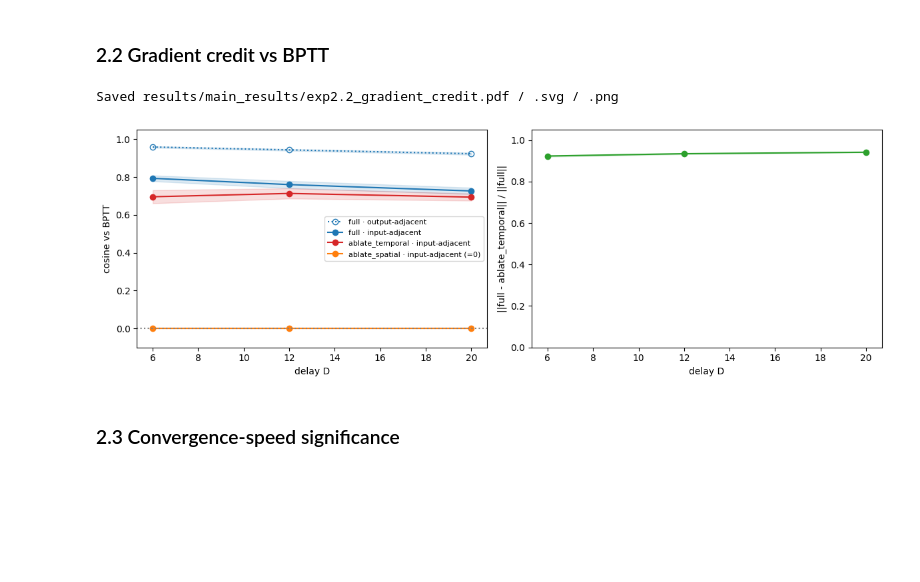
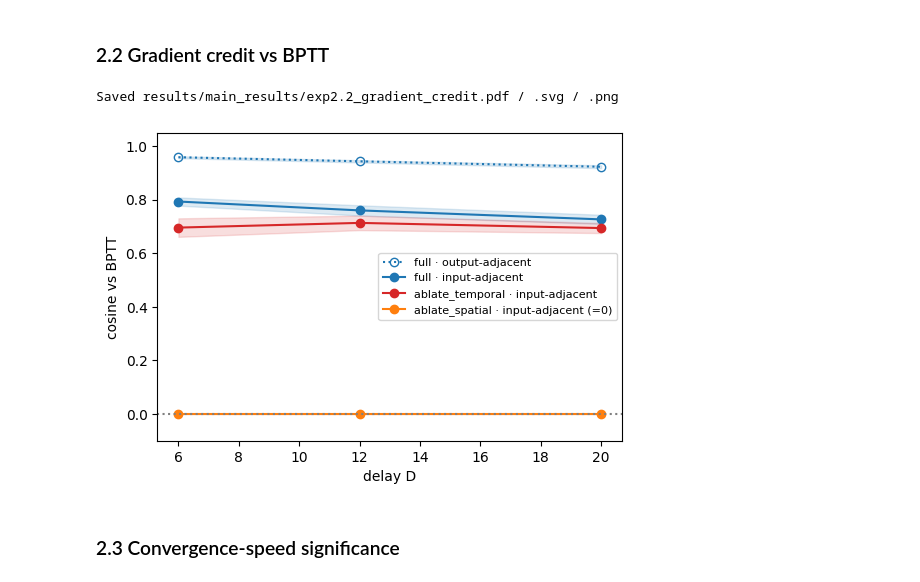
Before and after one commit to simonpeter02/e-prop-in-deep-networks, a Jupyter notebook: final_notebook_slim.ipynb, the cells around one changed output. Drawn from its saved outputs; the diff is of its cells as text; code cells hidden in the pictures; blank space fills up the shorter version.

```diff
--- a/final_notebook_slim.ipynb
+++ b/final_notebook_slim.ipynb
@@ -862,31 +868,27 @@ Saved results/main_results/exp2.1_learning_curves.pdf / .svg / .png
 # %%
 # ── Fig 2.2  Per-layer cosine vs BPTT across delays (+ cross-temporal credit share) ──
 gc = load("exp5_gradient_credit")
 DELAYS = gc["delays"]
 e5_mean, e5_sem = gc["mean"], gc["sem"]   # keyed by str(delay) -> {full_low, ...}
 
 def _ser(stat, k):
     return np.nan_to_num(np.array([stat[str(d)][k] for d in DELAYS], dtype=float))
 
-fig, axes = plt.subplots(1, 2, figsize=(12, 4))
-ax = axes[0]
+fig, ax = plt.subplots(1, 1, figsize=(6, 4))
 for k, c, ls, lab, mfc in [("full_up", "C0", ":", "full · output-adjacent", "none"),
                            ("full_low", "C0", "-", "full · input-adjacent", "C0"),
                            ("temp_low", "C3", "-", "ablate_temporal · input-adjacent", "C3"),
                            ("spat_low", "C1", "-", "ablate_spatial · input-adjacent (=0)", "C1")]:
     mu, er = _ser(e5_mean, k), _ser(e5_sem, k)
     ax.plot(DELAYS, mu, marker="o", color=c, ls=ls, label=lab, markerfacecolor=mfc)
     ax.fill_between(DELAYS, mu - er, mu + er, color=c, alpha=0.15)
 ax.axhline(0, color="gray", ls=":"); ax.set_xlabel("delay D"); ax.set_ylabel("cosine vs BPTT")
 ax.set_ylim(-0.1, 1.05); ax.legend(fontsize=8)
-ax = axes[1]
-mu, er = _ser(e5_mean, "xshare"), _ser(e5_sem, "xshare")
-ax.plot(DELAYS, mu, "o-", color="C2"); ax.fill_between(DELAYS, mu - er, mu + er, color="C2", alpha=0.15)
-ax.set_xlabel("delay D"); ax.set_ylabel("||full - ablate_temporal|| / ||full||"); ax.set_ylim(0, 1.05)
-fig.tight_layout(); save_fig(fig, "exp2.2_gradient_credit"); plt.show()
+save_fig(fig, "exp2.2_gradient_credit");
+plt.show()
 # %% [output]
 Saved results/main_results/exp2.2_gradient_credit.pdf / .svg / .png
-[figure, old version]
+[figure, new version]
 # %% [markdown]
 ### 2.3 Convergence-speed significance
 # %%
```
Also changed, not shown: parts of 4 cells of this notebook.
